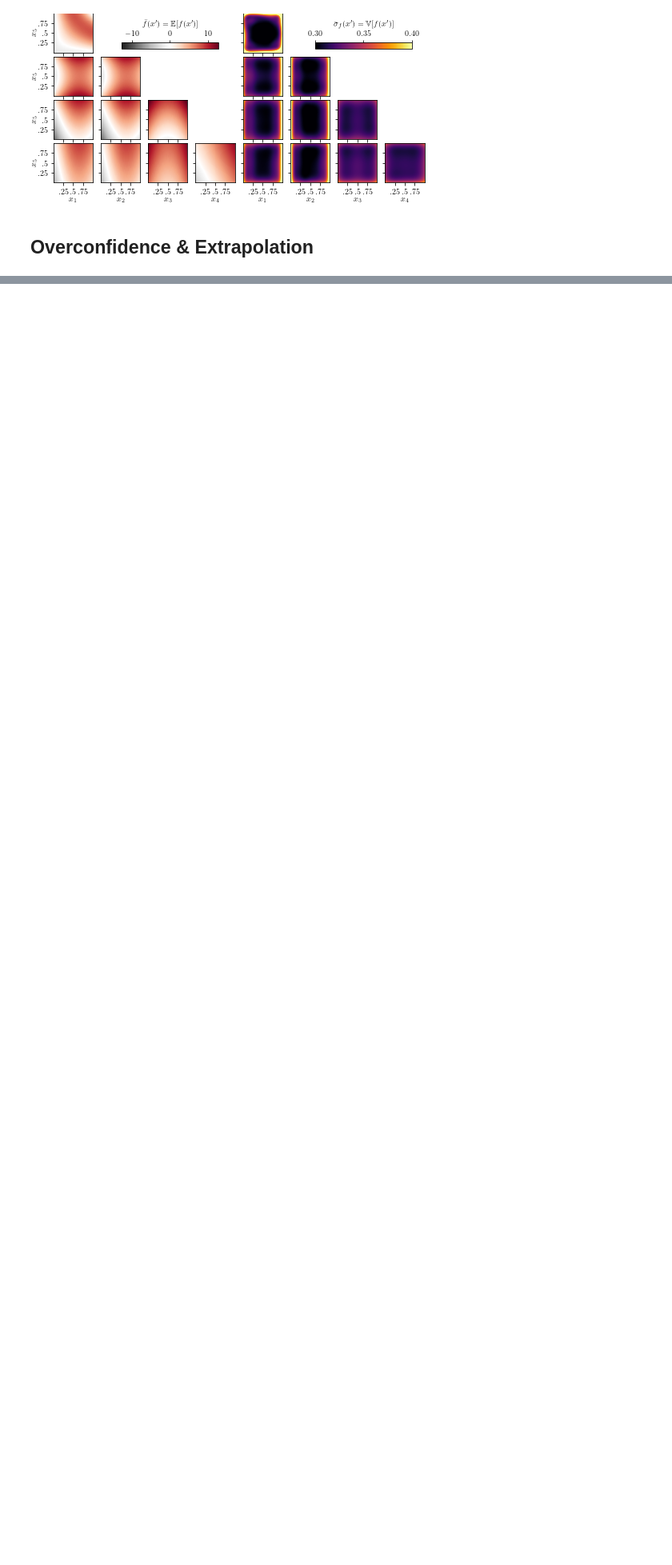
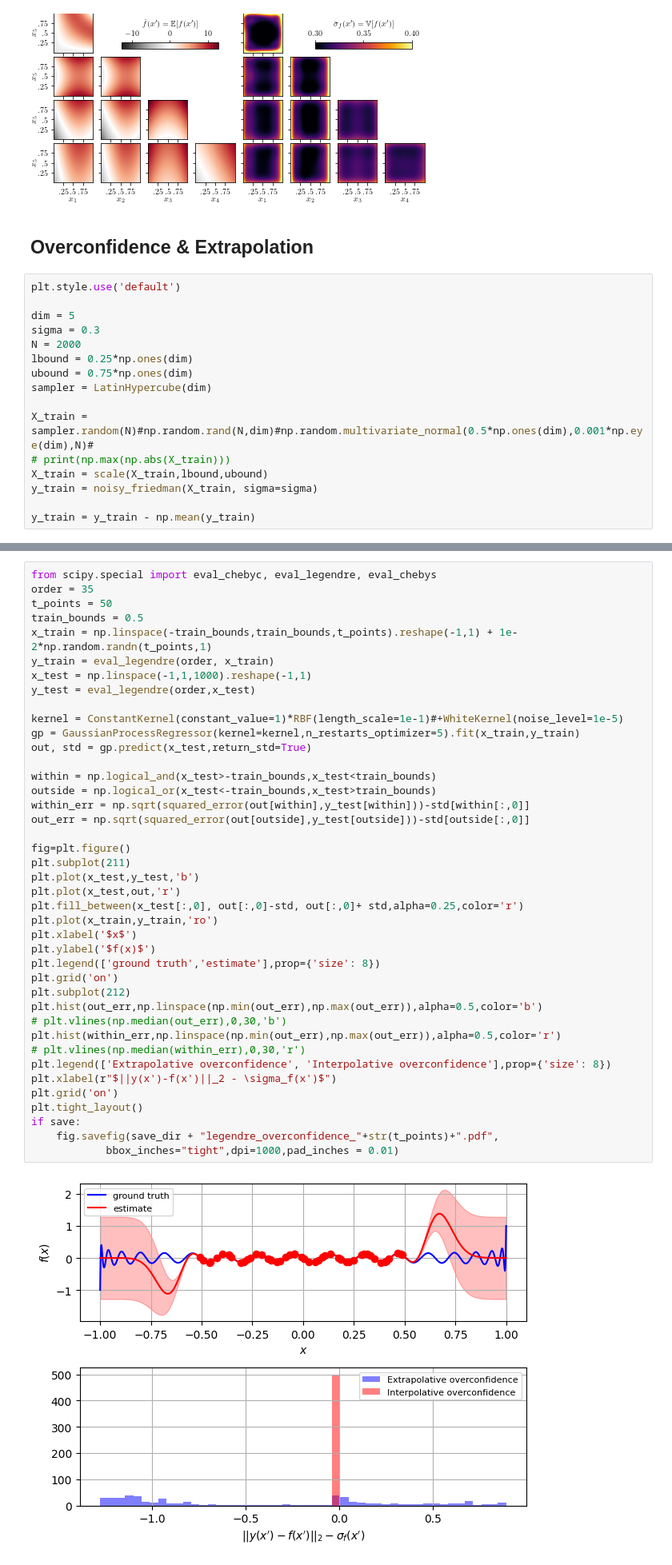
Before and after one commit to timzimm/CompSci, a Jupyter notebook: 03_gaussian_process_regression/src/gaussian_process_regression.ipynb, the cells around one changed output, grey strips where cells are left out. Shown at 80% size. Cells and saved outputs as stored; diff of their text form; blank space fills up the shorter version.

```diff
--- a/03_gaussian_process_regression/src/gaussian_process_regression.ipynb
+++ b/03_gaussian_process_regression/src/gaussian_process_regression.ipynb
@@ -315,3 +315,19 @@ else:
 [figure]
 # %% [markdown]
 ## Overconfidence & Extrapolation
+# %%
+plt.style.use('default')
+
+dim = 5
+sigma = 0.3
+N = 2000
+lbound = 0.25*np.ones(dim)
+ubound = 0.75*np.ones(dim)
+sampler = LatinHypercube(dim)
+
+X_train = sampler.random(N)#np.random.rand(N,dim)#np.random.multivariate_normal(0.5*np.ones(dim),0.001*np.eye(dim),N)#
+# print(np.max(np.abs(X_train)))
+X_train = scale(X_train,lbound,ubound)
+y_train = noisy_friedman(X_train, sigma=sigma)
+
+y_train = y_train - np.mean(y_train)
@@ -317,0 +446,43 @@ else:
+# %%
+from scipy.special import eval_chebyc, eval_legendre, eval_chebys
+order = 35
+t_points = 50
+train_bounds = 0.5
+x_train = np.linspace(-train_bounds,train_bounds,t_points).reshape(-1,1) + 1e-2*np.random.randn(t_points,1)
+y_train = eval_legendre(order, x_train)
+x_test = np.linspace(-1,1,1000).reshape(-1,1)
+y_test = eval_legendre(order,x_test)
+
+kernel = ConstantKernel(constant_value=1)*RBF(length_scale=1e-1)#+WhiteKernel(noise_level=1e-5)
+gp = GaussianProcessRegressor(kernel=kernel,n_restarts_optimizer=5).fit(x_train,y_train)
+out, std = gp.predict(x_test,return_std=True)
+
+within = np.logical_and(x_test>-train_bounds,x_test<train_bounds)
+outside = np.logical_or(x_test<-train_bounds,x_test>train_bounds)
+within_err = np.sqrt(squared_error(out[within],y_test[within]))-std[within[:,0]]
+out_err = np.sqrt(squared_error(out[outside],y_test[outside]))-std[outside[:,0]]
+
+fig=plt.figure()
+plt.subplot(211)
+plt.plot(x_test,y_test,'b')
+plt.plot(x_test,out,'r')
+plt.fill_between(x_test[:,0], out[:,0]-std, out[:,0]+ std,alpha=0.25,color='r')
+plt.plot(x_train,y_train,'ro')
+plt.xlabel('$x$')
+plt.ylabel('$f(x)$')
+plt.legend(['ground truth','estimate'],prop={'size': 8})
+plt.grid('on')
+plt.subplot(212)
+plt.hist(out_err,np.linspace(np.min(out_err),np.max(out_err)),alpha=0.5,color='b')
+# plt.vlines(np.median(out_err),0,30,'b')
+plt.hist(within_err,np.linspace(np.min(out_err),np.max(out_err)),alpha=0.5,color='r')
+# plt.vlines(np.median(within_err),0,30,'r')
+plt.legend(['Extrapolative overconfidence', 'Interpolative overconfidence'],prop={'size': 8})
+plt.xlabel(r"$||y(x')-f(x')||_2 - \sigma_f(x')$")
+plt.grid('on')
+plt.tight_layout()
+if save:
+    fig.savefig(save_dir + "legendre_overconfidence_"+str(t_points)+".pdf",
+            bbox_inches="tight",dpi=1000,pad_inches = 0.01)
+# %% [output]
+[figure, added]
```
Also changed, not shown: parts of 4 cells of this notebook.
